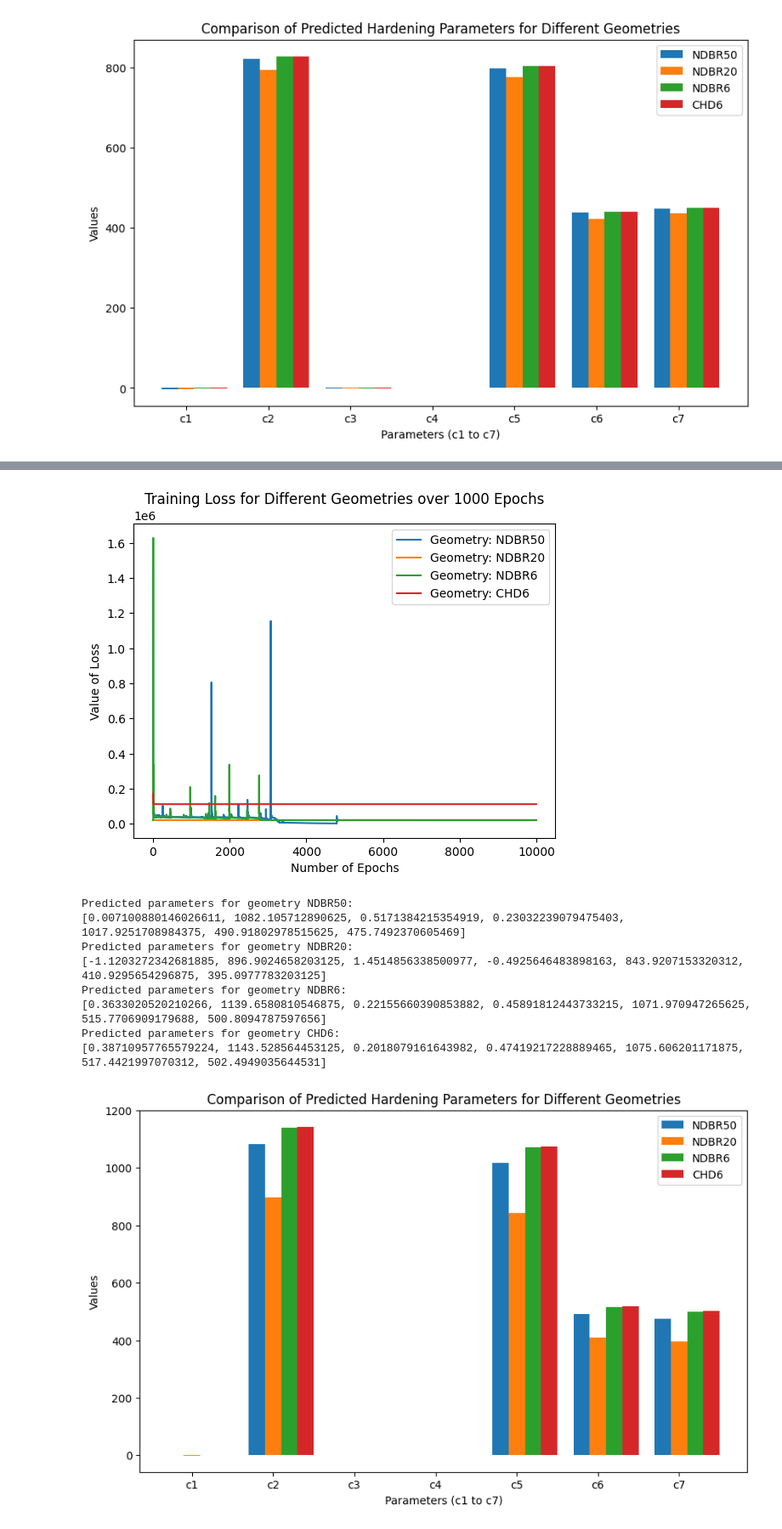
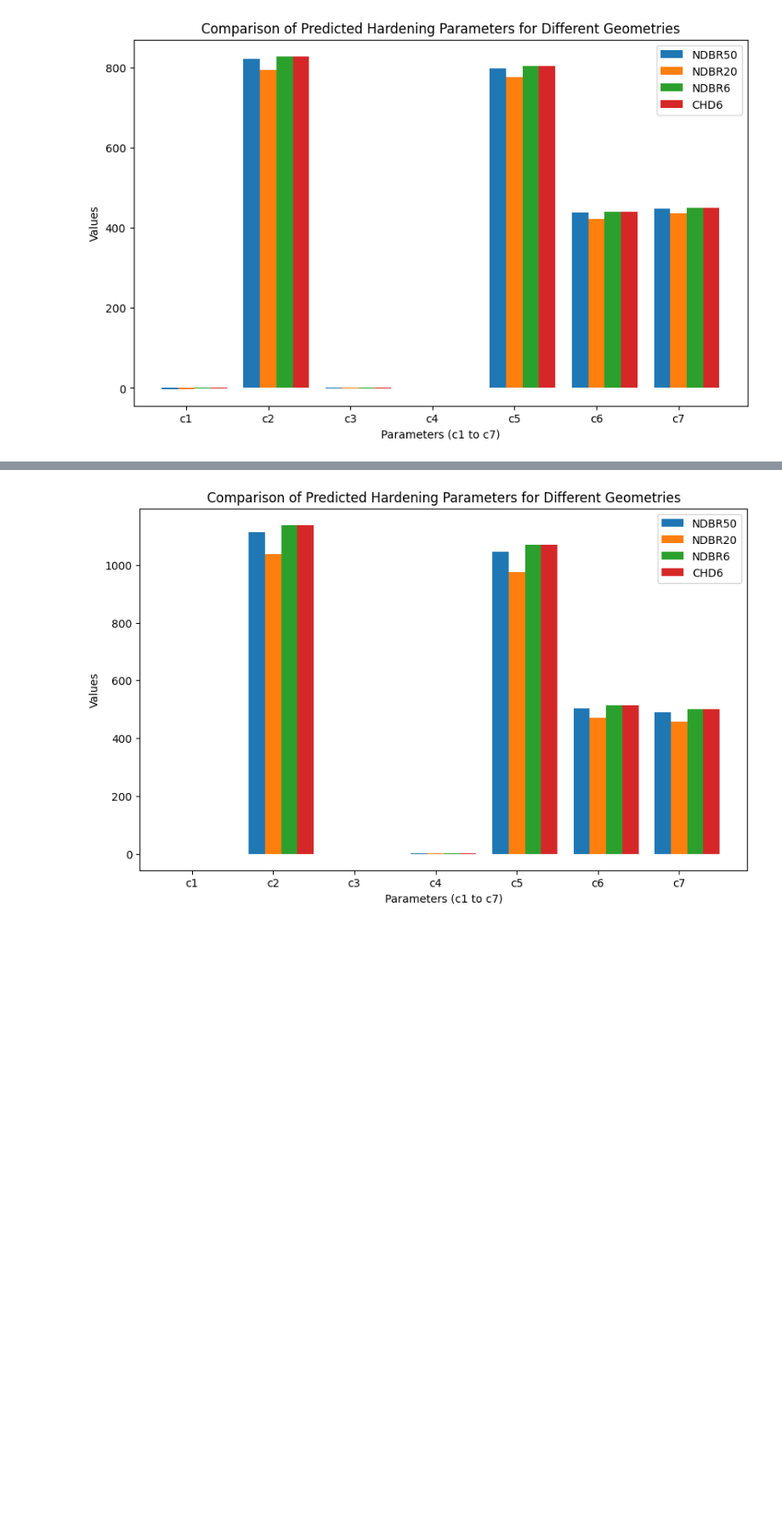
Before and after one commit to LianjGroup/Machine-Learning-Assisted-Optimization-of-Hardening-Parameters, a Jupyter notebook: MAIN/MODELS/PART21_CORRECTDATA_MODEL.ipynb, the cells around one changed output, grey strips where cells are left out. Shown at 85% size. Cells and saved outputs as stored; diff of their text form; code cells hidden in the pictures; blank space fills up the shorter version.

Commit message:
implemented leaky relu to solve dying relu problem

```diff
--- a/MAIN/MODELS/PART21_CORRECTDATA_MODEL.ipynb
+++ b/MAIN/MODELS/PART21_CORRECTDATA_MODEL.ipynb
@@ -306,9 +331,8 @@ import numpy as np
 import matplotlib.pyplot as plt
 import pandas as pd
 
-# Define the geometries and yielding indices
+# Define the geometries
 geometries = ['NDBR50', 'NDBR20', 'NDBR6', 'CHD6']
-yieldingIndices = {'NDBR50': 200, 'NDBR20': 200, 'NDBR6': 200, 'CHD6': 1200}
 
 # Load data from CSV files
 X_files = {
@@ -336,6 +360,7 @@ class NeuralNetwork(nn.Module):
         self.fc4 = nn.Linear(hidden_size3, hidden_size4)
         self.relu4 = nn.ReLU()
         self.fc5 = nn.Linear(hidden_size4, output_size)
+        self.relu_out = nn.ReLU()
 
     def forward(self, x):
         x = self.fc1(x)
@@ -347,33 +372,29 @@ class NeuralNetwork(nn.Module):
         x = self.fc4(x)
         x = self.relu4(x)
         x = self.fc5(x)
+        x = self.relu_out(x)
         return x
 
 input_size = 2  # Number of input parameters (force and displacement)
 hidden_size1 = 256  # Number of units in the first hidden layer
 hidden_size2 = 256  # Number of units in the second hidden layer
 hidden_size3 = 128  # Number of units in the third hidden layer
-hidden_size4 = 64   # Number of units in the fourth hidden layer
+hidden_size4 = 128   # Number of units in the fourth hidden layer
 output_size = 7    # Number of output dimensions (c1 to c7)
 
 # Create an instance of the neural network
 model = NeuralNetwork(input_size, hidden_size1, hidden_size2, hidden_size3, hidden_size4, output_size)
-
 
 # Define a loss function (mean squared error) and an optimizer (e.g., Adam)
 criterion = nn.MSELoss()
 optimizer = optim.Adam(model.parameters(), lr=0.01)
 
 # Training loop
-num_epochs = 10000
-
-# Lists to store loss values for each geometry
-loss_lists = {geometry: [] for geometry in geometries}
+num_epochs = 1000
 
 for geometry in geometries:
-    num_samples = min(yieldingIndices[geometry], len(Y_data))
-    X_sample = torch.tensor(X_data[geometry][:num_samples], dtype=torch.float32)
-    Y_sample = torch.tensor(Y_data[:num_samples], dtype=torch.float32)
+    X_sample = torch.tensor(X_data[geometry], dtype=torch.float32)
+    Y_sample = torch.tensor(Y_data, dtype=torch.float32)
 
     for epoch in range(num_epochs):
         # Forward pass
@@ -387,26 +408,21 @@ for geometry in geometries:
         loss.backward()
         optimizer.step()
 
-        loss_lists[geometry].append(loss.item())
-
         if (epoch + 1) % 100 == 0:
             print(f'Geometry: {geometry}, Epoch [{epoch + 1}/{num_epochs}], Loss: {loss.item():.4f}')
 
-# Plot the loss for each geometry in a single graph
-for geometry in geometries:
-    plt.plot(loss_lists[geometry], label=f'Geometry: {geometry}')
+# Save the trained model
+torch.save(model.state_dict(), 'trained_model.pth')
 
-plt.xlabel('Number of Epochs')
-plt.ylabel('Value of Loss')
-plt.legend()
-plt.title('Training Loss for Different Geometries over 1000 Epochs')
-plt.show()
+# Load the trained model for prediction
+model.load_state_dict(torch.load('trained_model.pth'))
+model.eval()  # Set the model to evaluation mode
 
 # Predict parameters for all geometries
 predicted_parameters = {}
 
 for geometry in geometries:
-    X_test = torch.tensor(X_data[geometry][:1], dtype=torch.float32)
+    X_test = torch.tensor(X_data[geometry], dtype=torch.float32)
     with torch.no_grad():
         predictions = model(X_test)
 
@@ -453,10 +469 @@ Geometry: CHD6, Epoch [10000/10000], Loss: 111747.8516
-[figure, old version]
+[figure, new version]
-Predicted parameters for geometry NDBR50:
-[0.007100880146026611, 1082.105712890625, 0.5171384215354919, 0.23032239079475403, 1017.9251708984375, 490.91802978515625, 475.7492370605469]
-Predicted parameters for geometry NDBR20:
-[-1.1203272342681885, 896.9024658203125, 1.4514856338500977, -0.4925646483898163, 843.9207153320312, 410.9295654296875, 395.0977783203125]
-Predicted parameters for geometry NDBR6:
-[0.3633020520210266, 1139.6580810546875, 0.22155660390853882, 0.45891812443733215, 1071.970947265625, 515.7706909179688, 500.8094787597656]
-Predicted parameters for geometry CHD6:
-[0.38710957765579224, 1143.528564453125, 0.2018079161643982, 0.47419217228889465, 1075.606201171875, 517.4421997070312, 502.4949035644531]
-[figure, removed]
```
Also changed, not shown: parts of 3 cells of this notebook, 4 other files.
